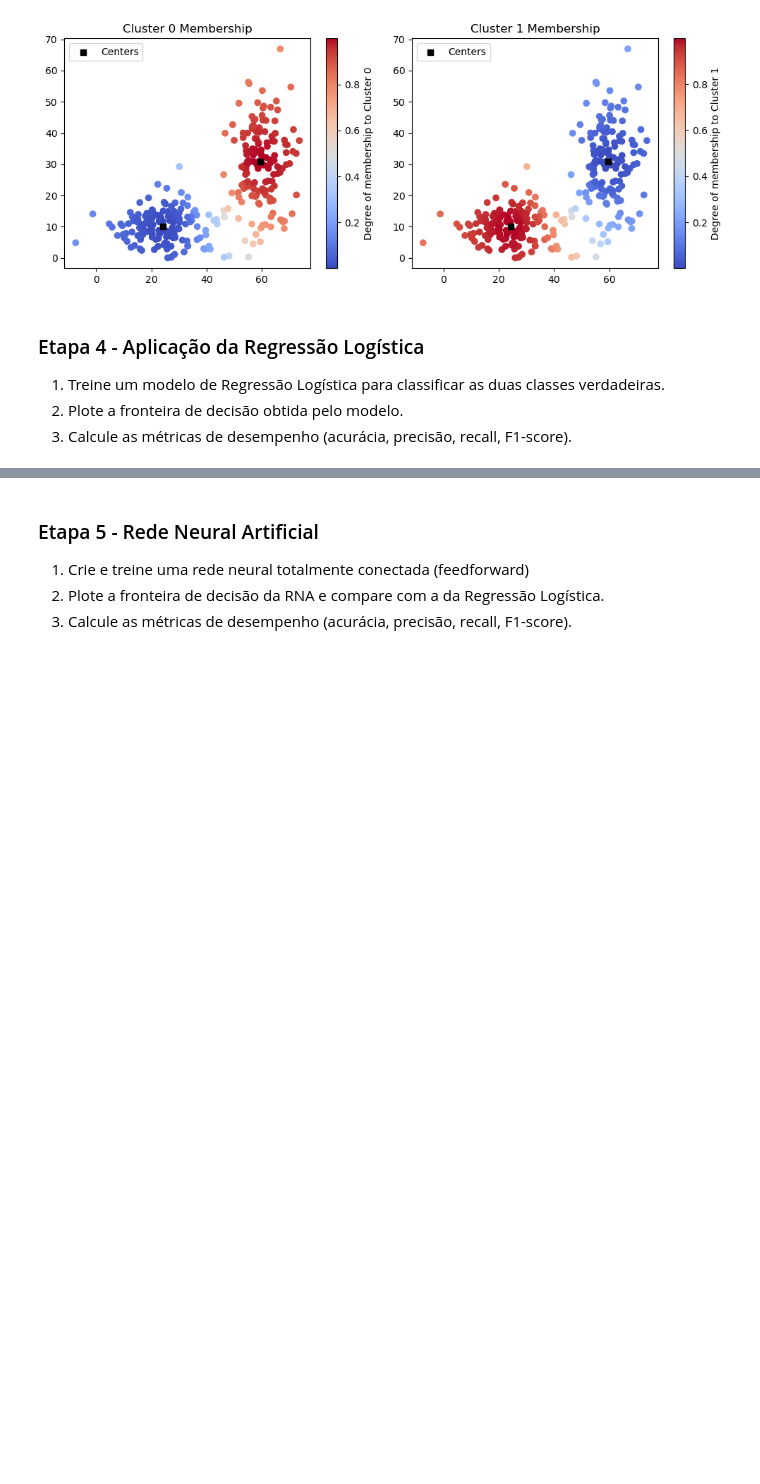
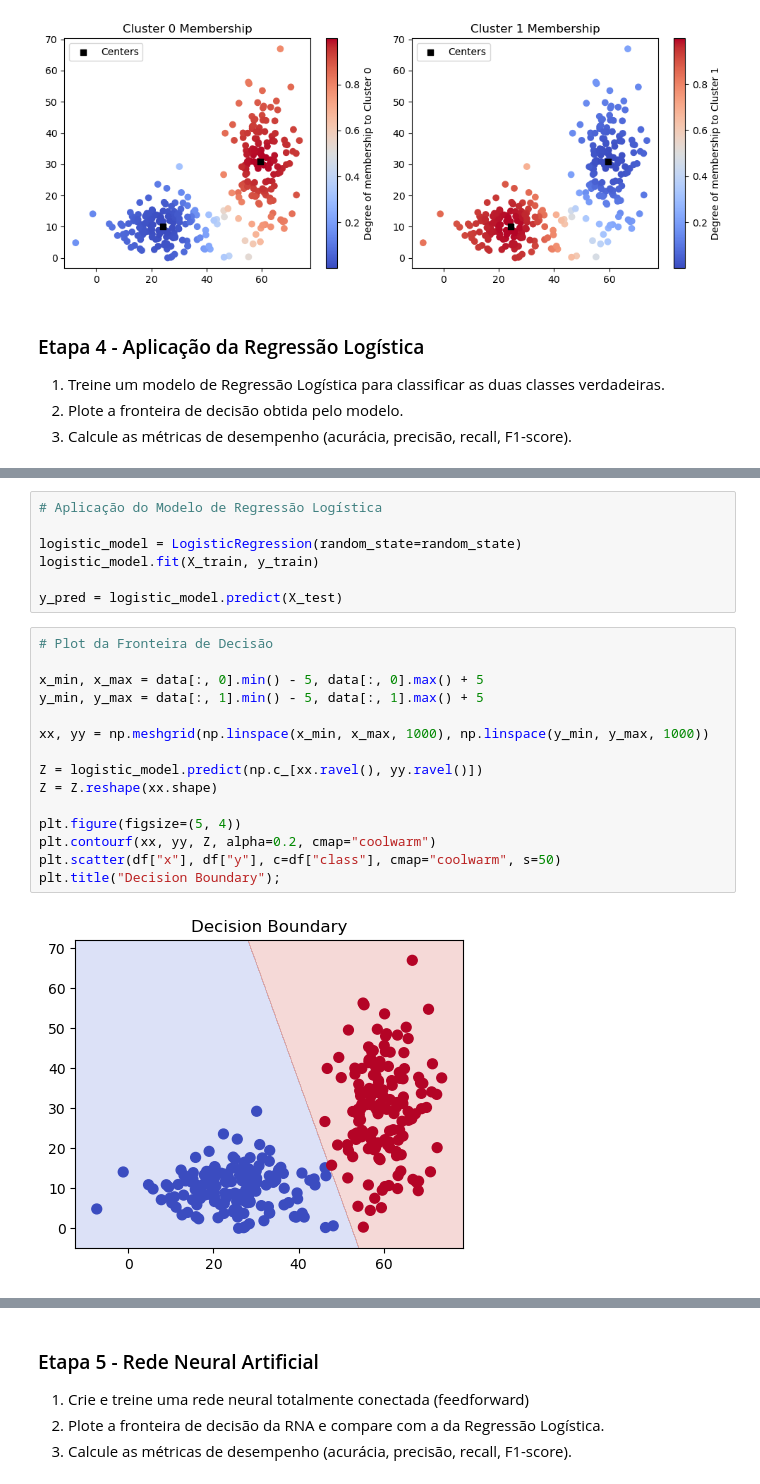
Before and after one commit to thiagoneye/master-machine_learning, a Jupyter notebook: notebooks/exercise_list.ipynb, the cells around one changed output, grey strips where cells are left out. Drawn from its saved outputs; the diff is of its cells as text; blank space fills up the shorter version.

```diff
--- a/notebooks/exercise_list.ipynb
+++ b/notebooks/exercise_list.ipynb
@@ -173,0 +210,24 @@ plt.tight_layout()
+# %%
+# Aplicação do Modelo de Regressão Logística
+
+logistic_model = LogisticRegression(random_state=random_state)
+logistic_model.fit(X_train, y_train)
+
+y_pred = logistic_model.predict(X_test)
+# %%
+# Plot da Fronteira de Decisão
+
+x_min, x_max = data[:, 0].min() - 5, data[:, 0].max() + 5
+y_min, y_max = data[:, 1].min() - 5, data[:, 1].max() + 5
+
+xx, yy = np.meshgrid(np.linspace(x_min, x_max, 1000), np.linspace(y_min, y_max, 1000))
+
+Z = logistic_model.predict(np.c_[xx.ravel(), yy.ravel()])
+Z = Z.reshape(xx.shape)
+
+plt.figure(figsize=(5, 4))
+plt.contourf(xx, yy, Z, alpha=0.2, cmap="coolwarm")
+plt.scatter(df["x"], df["y"], c=df["class"], cmap="coolwarm", s=50)
+plt.title("Decision Boundary");
+# %% [output]
+[figure, added]
```
Also changed, not shown: parts of 12 cells of this notebook.
